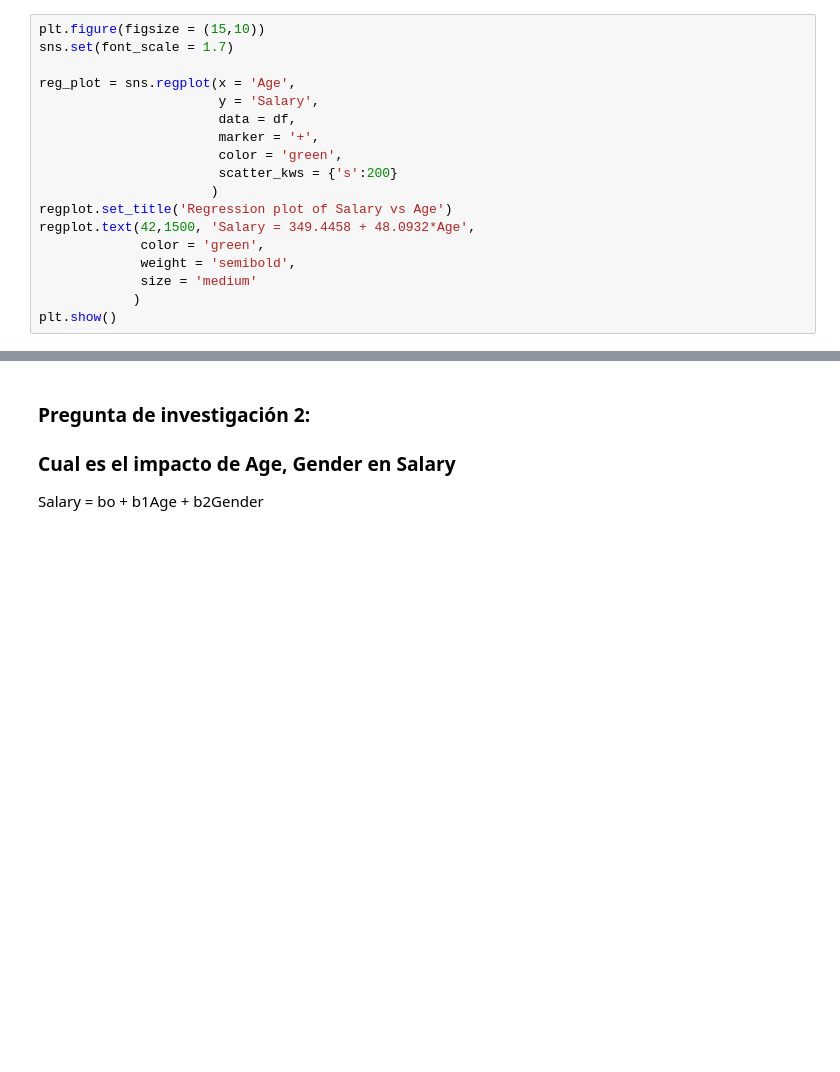
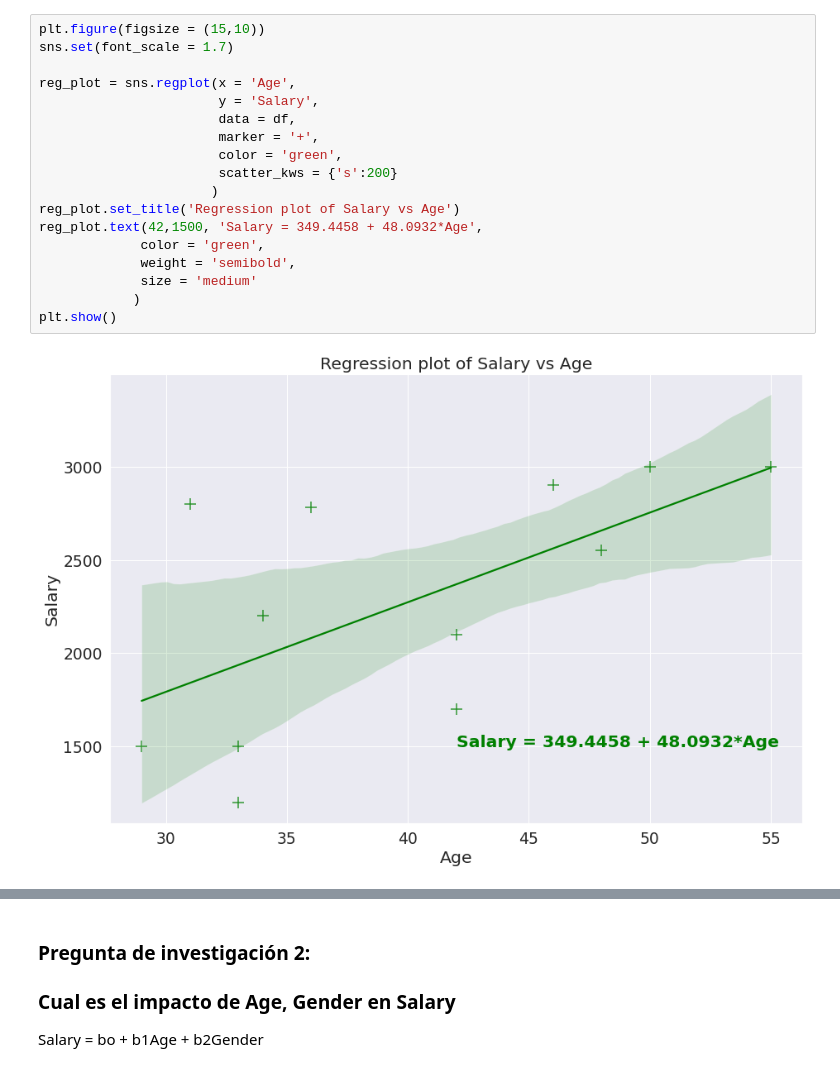
Before and after one commit to alaraav1401/visualizacion_datos, a Jupyter notebook: Clase9.ipynb, the cells around one changed output, grey strips where cells are left out. Drawn from its saved outputs; the diff is of its cells as text; blank space fills up the shorter version.

```diff
--- a/Clase9.ipynb
+++ b/Clase9.ipynb
@@ -39,21 +144,23 @@ NameError: name 'resultA' is not defined
 # %%
 plt.figure(figsize = (15,10))
 sns.set(font_scale = 1.7)
 
 reg_plot = sns.regplot(x = 'Age',
                        y = 'Salary',
                        data = df,
                        marker = '+',
                        color = 'green',
                        scatter_kws = {'s':200}
                       )
-regplot.set_title('Regression plot of Salary vs Age')
-regplot.text(42,1500, 'Salary = 349.4458 + 48.0932*Age',
+reg_plot.set_title('Regression plot of Salary vs Age')
+reg_plot.text(42,1500, 'Salary = 349.4458 + 48.0932*Age',
              color = 'green',
              weight = 'semibold',
              size = 'medium'
             )
 plt.show()
+# %% [output]
+[figure, added]
 # %%
 RESIA = resultA.resid
 RESIA
```
Also changed, not shown: parts of 24 cells of this notebook.
